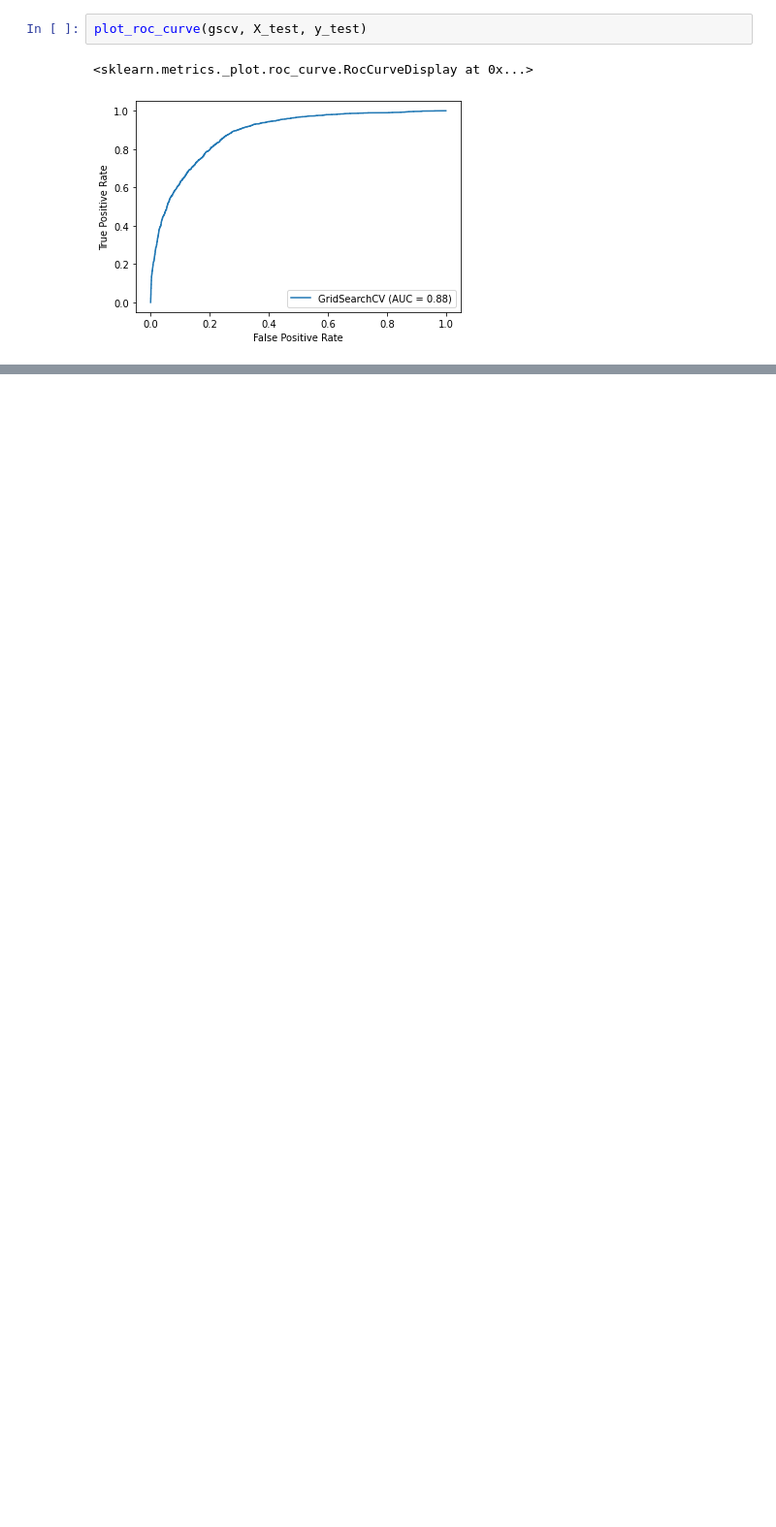
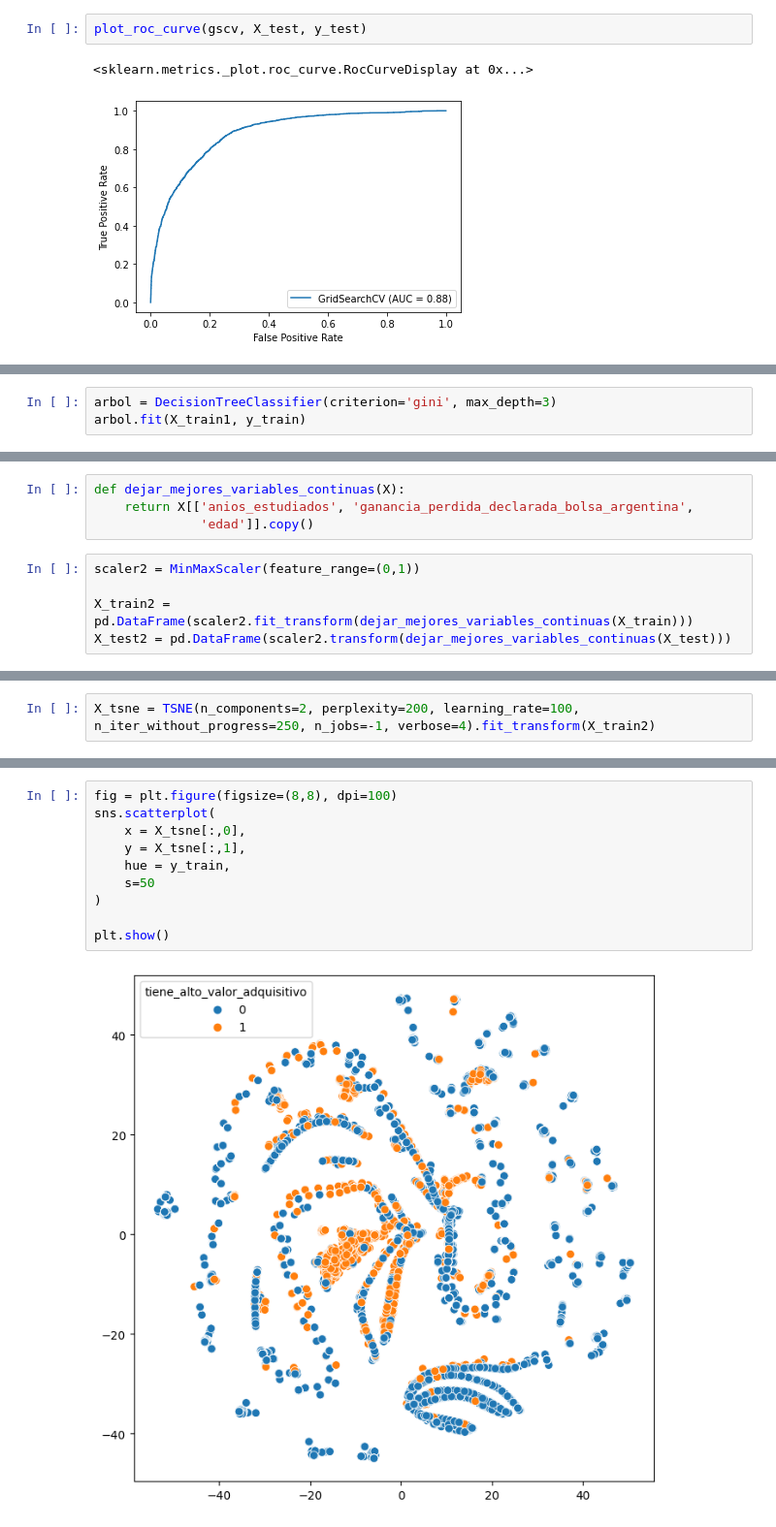
Before and after one commit to ncontinanza/tp-datos-1c2021-de-angelis-riva-continanza, a Jupyter notebook: Parte2/SVM.ipynb, the cells around one changed output, grey strips where cells are left out. Shown at 97% size. Cells and saved outputs as stored; diff of their text form; blank space fills up the shorter version.

```diff
--- a/Parte2/SVM.ipynb
+++ b/Parte2/SVM.ipynb
@@ -75,0 +269,3 @@ plot_roc_curve(gscv, X_test, y_test)
+# %%
+arbol = DecisionTreeClassifier(criterion='gini', max_depth=3)
+arbol.fit(X_train1, y_train)
@@ -75,0 +294,9 @@ plot_roc_curve(gscv, X_test, y_test)
+# %%
+def dejar_mejores_variables_continuas(X):
+    return X[['anios_estudiados', 'ganancia_perdida_declarada_bolsa_argentina',
+              'edad']].copy()
+# %%
+scaler2 = MinMaxScaler(feature_range=(0,1))
+
+X_train2 = pd.DataFrame(scaler2.fit_transform(dejar_mejores_variables_continuas(X_train)))
+X_test2 = pd.DataFrame(scaler2.transform(dejar_mejores_variables_continuas(X_test)))
@@ -75,0 +305,2 @@ plot_roc_curve(gscv, X_test, y_test)
+# %%
+X_tsne = TSNE(n_components=2, perplexity=200, learning_rate=100, n_iter_without_progress=250, n_jobs=-1, verbose=4).fit_transform(X_train2)
@@ -75,0 +325,12 @@ plot_roc_curve(gscv, X_test, y_test)
+# %%
+fig = plt.figure(figsize=(8,8), dpi=100)
+sns.scatterplot(
+    x = X_tsne[:,0],
+    y = X_tsne[:,1],
+    hue = y_train,
+    s=50
+)
+
+plt.show()
+# %% [output]
+[figure, added]
```
Also changed, not shown: parts of 132 cells of this notebook.
